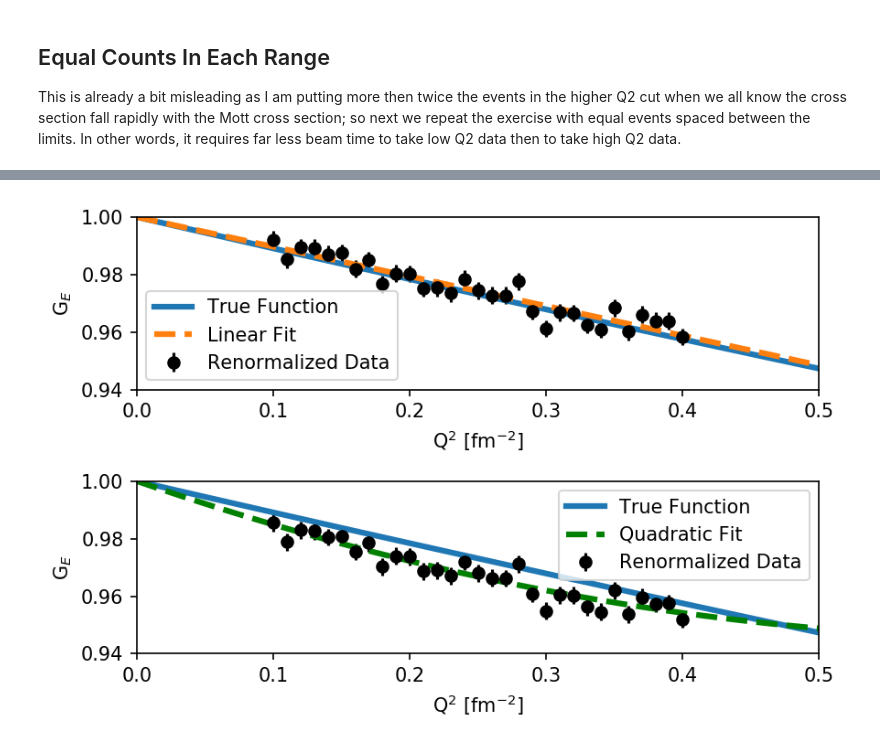
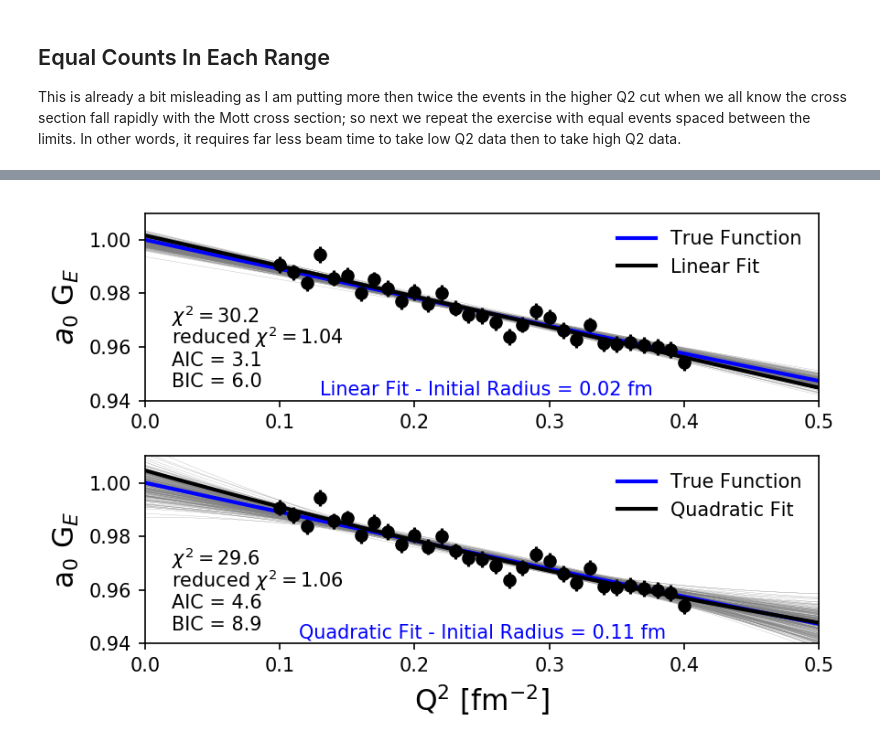
Before and after one commit to JeffersonLab/BiasVariance, a Jupyter notebook: MonteCarlo/BiasVarianceTradeOff.ipynb, the cells around one changed output, grey strips where cells are left out. Saved outputs shown, nothing was run; the diff lists cells and outputs as text; code cells hidden in the pictures.

```diff
--- a/MonteCarlo/BiasVarianceTradeOff.ipynb
+++ b/MonteCarlo/BiasVarianceTradeOff.ipynb
@@ -38,7 +38,7 @@ minq2=[0.1,0.1,0.1,0.1] # list of minimum q2 values
 maxq2=[0.4,0.8,1.2,1.6] # list of maximum q2 values
 spacing=0.05            # spacing between point in fm**(-2)
 error=0.005             # random error to be adding to each point
-loops=1000000            # number of simulations for each (minq2,maxq2) range
+loops=1000             # number of simulations for each (minq2,maxq2) range
 
 #
 # Input Dipole Charge Form Factor
@@ -261,7 +392,8 @@ maxq2=[0.4,0.8,1.2,1.6]
 
 spacing=0.05
 error=0.005
-loops=100000
+loops=1000
+
 # I should make this dynamic
 lone=[]; ltwo=[]; lthree=[]; lfour=[]
 qone=[]; qtwo=[]; qthree=[]; qfour=[]
@@ -531,40 +903,48 @@ print("|",minq2,"-",maxq2,"| {8:0.4f}| {6:.4f}| {10:0.4f}| {0:0.4f}| {1:0.4f}| {
 # %%
-#result_quad.plot()
-#result_linear.plot()
-#plt.show()
-
-import numpy as np
-import matplotlib.pyplot as plt
-
-
-q2list2=np.linspace(0.,0.5,100)
-
 plt.figure(dpi=150)
 
 plt.subplot(2,1,1)
-plt.plot(q2list2,dipole(q2list2),'-',lw=3,label='True Function')
-plt.plot(q2list2,fixedlinear(q2list2,**result_linear.best_values),'--',lw=3,label='Linear Fit')
-plt.errorbar(q2list,data/result_linear.best_values['a0'],yerr=error,fmt='o',color='black',label='Renormalized Data')
-plt.legend()
-plt.xlabel('Q$^2$ [fm$^{-2}$]')
-plt.ylabel('G$_E$')
-plt.ylim(0.94,1)
+for i in range(len(qa0)):
+    plt.plot(q2list2,linear(q2list2,la0[i],la1[i]),color='gray',zorder=1,lw=0.1)
+plt.plot(q2list2,dipole(q2list2),'-',lw=2,label='True Function',color='blue')
+plt.plot(q2list2,linear(q2list2,**result_linear.best_values),'-',lw=2,label='Linear Fit',color='black')
+plt.errorbar(q2list,data,yerr=error,fmt='o',color='black')#,label='Renormalized Data')
+plt.legend(frameon=0,loc=1)
+#plt.xlabel('Q$^2$ [fm$^{-2}$]')
+plt.annotate('$\chi^2   = 30.2$',xy=(0.02,0.969)),
+plt.annotate('reduced $\chi^2 = 1.04$',xy=(0.02,0.961)),
+#plt.annotate('$\chi^2  = 30.2 $',xy=(0.02,0.961)),
+plt.annotate('AIC = 3.1',xy=(0.02,0.953)),
+plt.annotate('BIC = 6.0',xy=(0.02,0.945)),
+plt.annotate('Linear Fit - Initial Radius = %0.2f fm'%(np.sqrt(-6*linear_example_result[i].best_values['a1'])-0.81),xy=(0.13,0.942),color='blue',zorder=11),
+plt.ylabel('$a_0$ G$_E$')
+plt.ylim(0.94,1.01)
 plt.xlim(0,0.5)
 
 plt.subplot(2,1,2)
+for i in range(len(qa0)):
+    plt.plot(q2list2,quad(q2list2,qa0[i],qa1[i],qa2[i]),'-',color='gray',zorder=1,lw=0.1)
 #plt.plot(q2list2,dipole(q2list2,**result_quad.best_values),'-',lw=3,label='Generating Function')
-plt.plot(q2list2,dipole(q2list2),'-',lw=3,label='True Function')
+plt.plot(q2list2,dipole(q2list2),'-',lw=2,label='True Function',color='blue')
 #plt.plot(q2list2,linear(q2list2,**result_linear.best_values),'--',lw=3,label='Linear Fit')
-plt.plot(q2list2,fixedquad(q2list2,**result_tquad.best_values),'--',lw=3,label='Quadratic Fit',color='green')
+plt.plot(q2list2,quad(q2list2,**result_tquad.best_values),'-',lw=2,label='Quadratic Fit',color='black')
 #plt.errorbar(q2list,data,yerr=error,fmt='o',color='black')
-plt.errorbar(q2list,data/result_tquad.best_values['a0'],yerr=error,fmt='o',color='black',label='Renormalized Data')
-plt.legend()
+plt.errorbar(q2list,data,yerr=error,fmt='o',color='black')#,label='Renormalized Data')
+plt.legend(frameon=0,loc=1)
 plt.xlabel('Q$^2$ [fm$^{-2}$]')
-plt.ylabel('G$_E$')
+plt.ylabel('a$_0$ G$_E$')
 plt.xlim(0,0.5)
-plt.ylim(0.94,1)
+plt.ylim(0.94,1.01)
+plt.annotate('$\chi^2   = 29.6$',xy=(0.02,0.969)),
+plt.annotate('reduced $\chi^2 = 1.06$',xy=(0.02,0.961)),
+plt.annotate('AIC = 4.6',xy=(0.02,0.953)),
+plt.annotate('BIC = 8.9',xy=(0.02,0.945)),
+#plt.annotate('AIC = 4.6',xy=(0.02,0.961)),
+#plt.annotate('BIC = 8.9',xy=(0.02,0.953)),
+#plt.annotate('reduced $\chi^2 = 1.04$',xy=(0.02,0.945)),
+plt.annotate('Quadratic Fit - Initial Radius = %0.2f fm'%(np.sqrt(-6*quad_example_result[i].best_values['a1'])-0.81),xy=(0.114,0.942),color=('blue'),zorder=11),
 plt.tight_layout()
-plt.savefig('linearVSquadratic.pdf')
+plt.savefig('frequentist-band.pdf')
 plt.show()
 # %% [output]
-[figure, old version]
+[figure, new version]
```
Also changed, not shown: parts of 19 cells of this notebook, 8 other files.
